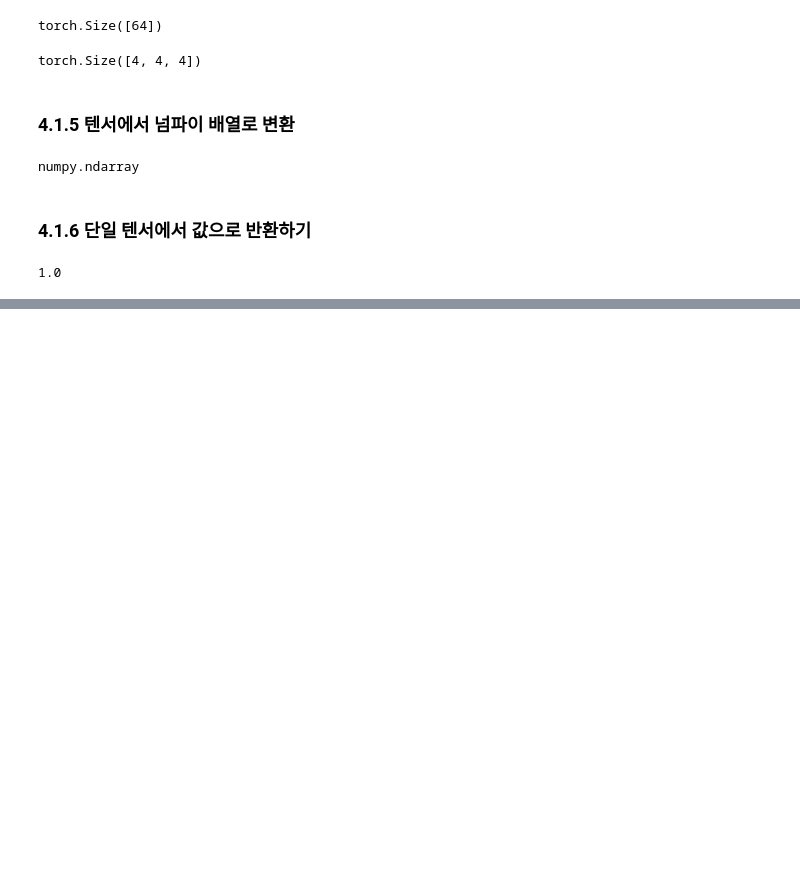
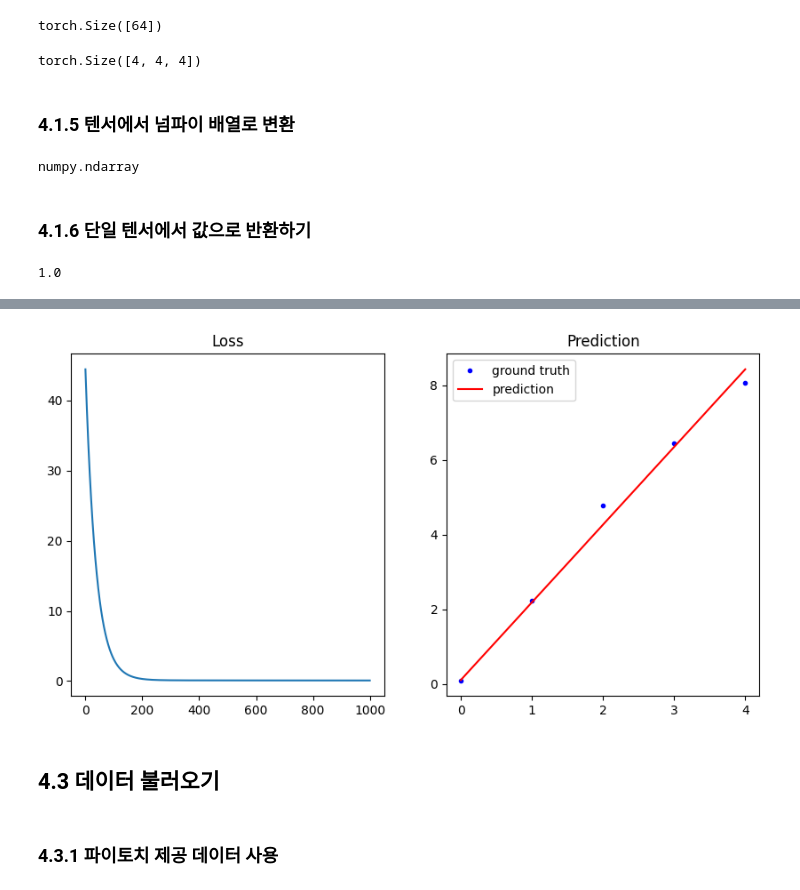
Before and after one commit to kyungheee/pytorch-basic-study, a Jupyter notebook: chapter04/chapter04_soyeon.ipynb, the cells around one changed output, grey strips where cells are left out. Cells and saved outputs as stored; diff of their text form; code cells hidden in the pictures; blank space fills up the shorter version.

```diff
--- a/chapter04/chapter04_soyeon.ipynb
+++ b/chapter04/chapter04_soyeon.ipynb
@@ -97,0 +168,17 @@ print(x.item())
+# %%
+plt.figure(figsize=(10,5))
+plt.subplot(121)
+plt.plot(loss_stack)
+plt.title("Loss")
+plt.subplot(122)
+plt.plot(x,y,'.b')
+plt.plot(x,y_hat,'r-')
+plt.legend(['ground truth','prediction'])
+plt.title("Prediction")
+plt.show()
+# %% [output]
+[figure, added]
+# %% [markdown]
+## 4.3 데이터 불러오기
+# %% [markdown]
+### 4.3.1 파이토치 제공 데이터 사용
```
Also changed, not shown: parts of 6 cells of this notebook.
